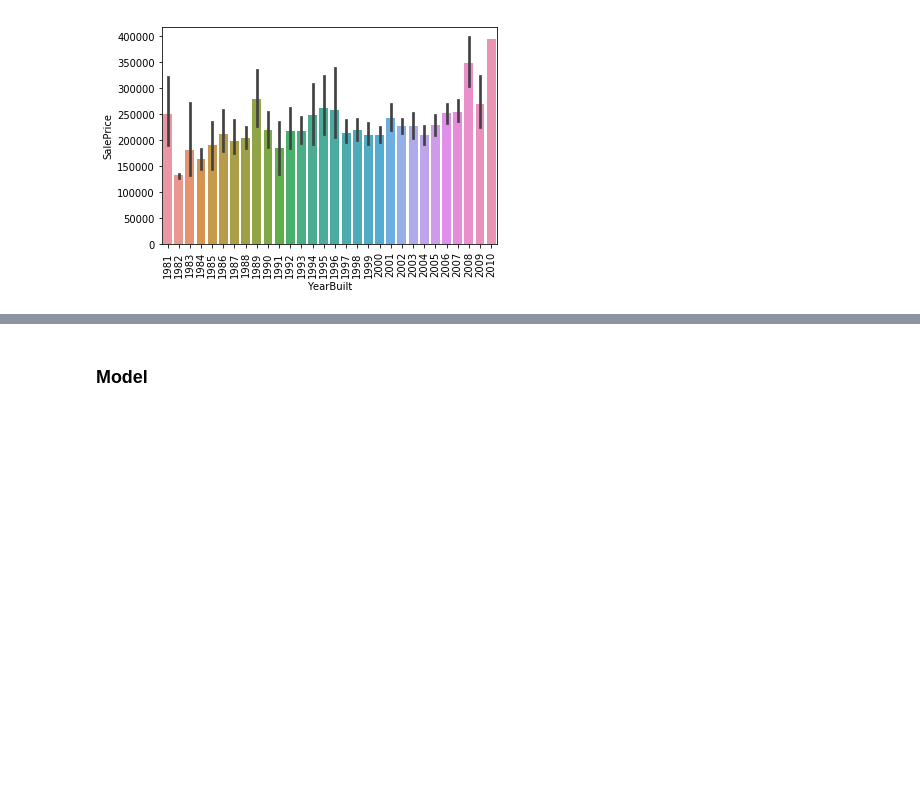
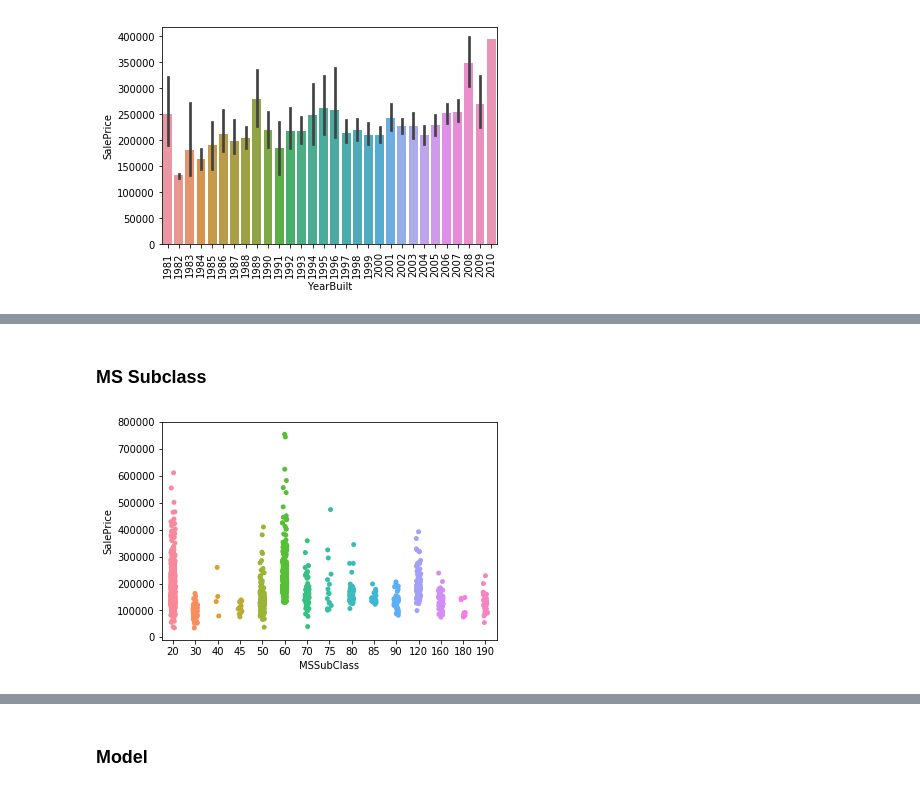
Before and after one commit to StevenDalderop/Ames-Housing-Dataset, a Jupyter notebook: Ames Housing Dataset.ipynb, the cells around one changed output, grey strips where cells are left out. Cells and saved outputs as stored; diff of their text form; code cells hidden in the pictures; blank space fills up the shorter version.

```diff
--- a/Ames Housing Dataset.ipynb
+++ b/Ames Housing Dataset.ipynb
@@ -200,0 +207,6 @@ plt.xticks(rotation=90)
+# %% [markdown]
+### MS Subclass
+# %%
+g=sns.stripplot(x="MSSubClass",y="SalePrice",jitter=True,data=train)
+# %% [output]
+[figure, added]
```
Also changed, not shown: parts of 32 cells of this notebook.
